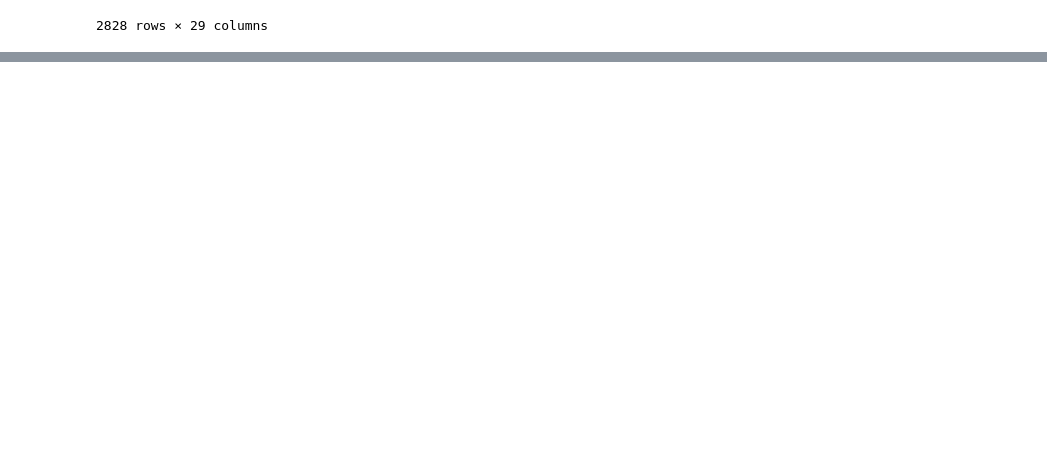
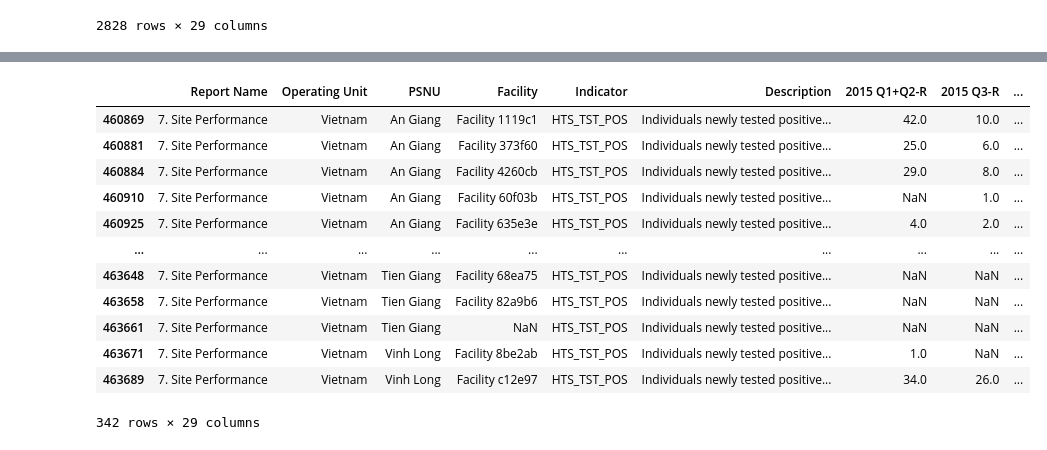
Before and after one commit to giatranhoang/mer_vnpepfar, a Jupyter notebook: mer_vnpepfar_analytic.ipynb, the cells around one changed output, grey strips where cells are left out. Drawn from its saved outputs; the diff is of its cells as text; code cells hidden in the pictures; blank space fills up the shorter version.

```diff
--- a/mer_vnpepfar_analytic.ipynb
+++ b/mer_vnpepfar_analytic.ipynb
@@ -41,0 +80,17 @@ vndf
+# %%
+htsdf = vndf.loc[vndf['Indicator'] == 'HTS_TST_POS']
+htsdf
+# %% [output]
+|  | Report Name | Operating Unit | PSNU | Facility | Indicator | Description | 2015 Q1+Q2-R | 2015 Q3-R | ... |
+| 460869 | 7. Site Performance | Vietnam | An Giang | Facility 1119c1 | HTS_TST_POS | Individuals newly tested positive... | 42.0 | 10.0 | ... |
+| 460881 | 7. Site Performance | Vietnam | An Giang | Facility 373f60 | HTS_TST_POS | Individuals newly tested positive... | 25.0 | 6.0 | ... |
+| 460884 | 7. Site Performance | Vietnam | An Giang | Facility 4260cb | HTS_TST_POS | Individuals newly tested positive... | 29.0 | 8.0 | ... |
+| 460910 | 7. Site Performance | Vietnam | An Giang | Facility 60f03b | HTS_TST_POS | Individuals newly tested positive... | NaN | 1.0 | ... |
+| 460925 | 7. Site Performance | Vietnam | An Giang | Facility 635e3e | HTS_TST_POS | Individuals newly tested positive... | 4.0 | 2.0 | ... |
+| ... | ... | ... | ... | ... | ... | ... | ... | ... | ... |
+| 463648 | 7. Site Performance | Vietnam | Tien Giang | Facility 68ea75 | HTS_TST_POS | Individuals newly tested positive... | NaN | NaN | ... |
+| 463658 | 7. Site Performance | Vietnam | Tien Giang | Facility 82a9b6 | HTS_TST_POS | Individuals newly tested positive... | NaN | NaN | ... |
+| 463661 | 7. Site Performance | Vietnam | Tien Giang | NaN | HTS_TST_POS | Individuals newly tested positive... | NaN | NaN | ... |
+| 463671 | 7. Site Performance | Vietnam | Vinh Long | Facility 8be2ab | HTS_TST_POS | Individuals newly tested positive... | 1.0 | NaN | ... |
+| 463689 | 7. Site Performance | Vietnam | Vinh Long | Facility c12e97 | HTS_TST_POS | Individuals newly tested positive... | 34.0 | 26.0 | ... |
+342 rows × 29 columns
```
Also changed, not shown: parts of 12 cells of this notebook.
